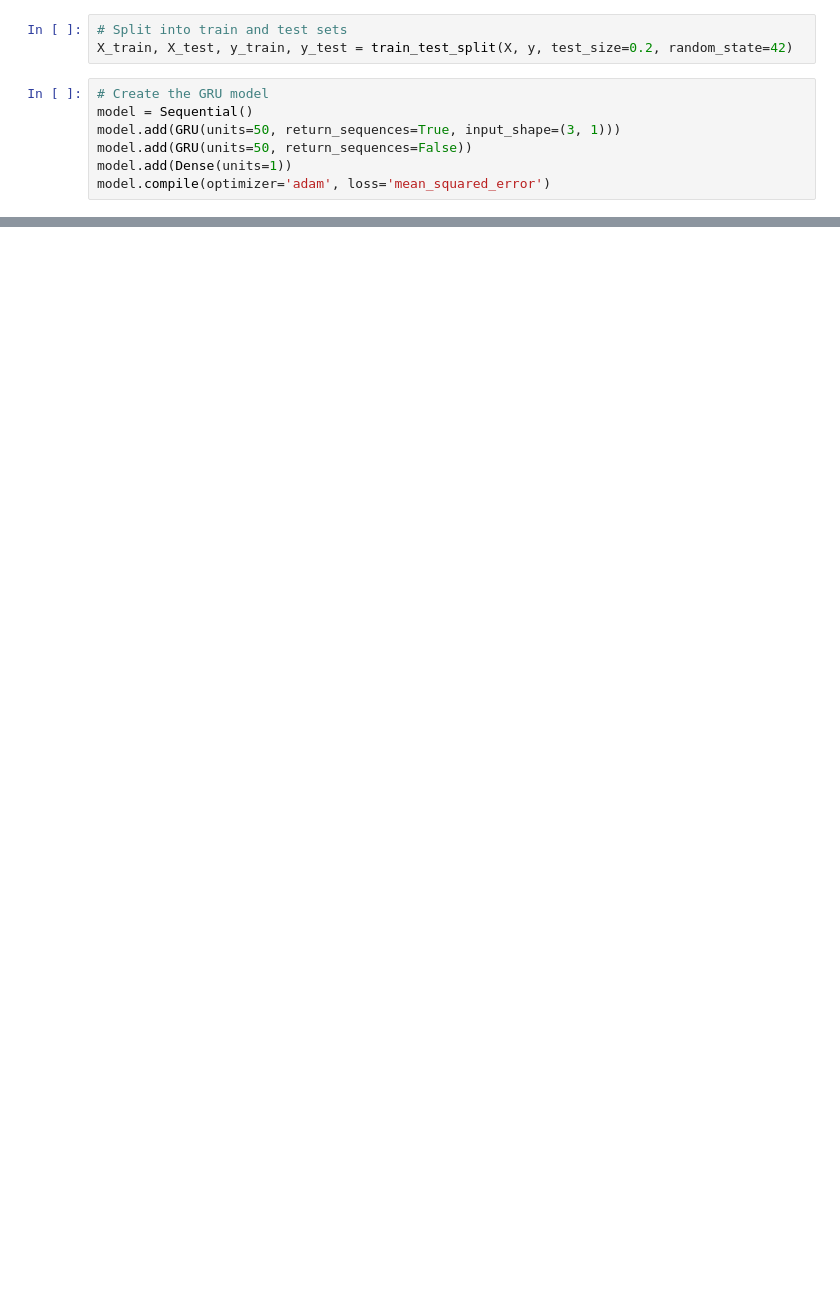
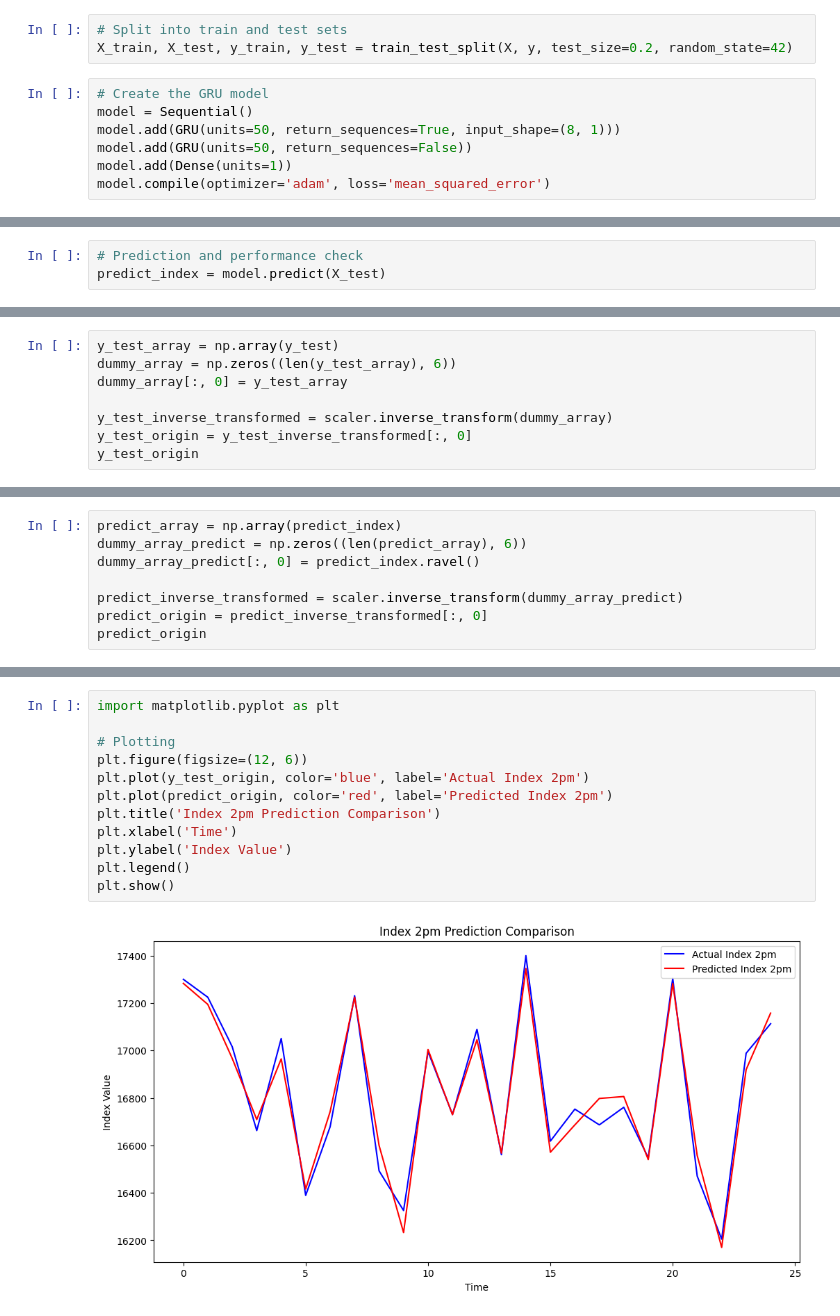
Before and after one commit to Spector3702/EasyGood-StockAI, a Jupyter notebook: models/GRU_10am.ipynb, the cells around one changed output, grey strips where cells are left out. Drawn from its saved outputs; the diff is of its cells as text; blank space fills up the shorter version.

```diff
--- a/models/GRU_10am.ipynb
+++ b/models/GRU_10am.ipynb
@@ -54,7 +116,7 @@ X_train, X_test, y_train, y_test = train_test_split(X, y, test_size=0.2, random_
 # %%
 # Create the GRU model
 model = Sequential()
-model.add(GRU(units=50, return_sequences=True, input_shape=(3, 1)))
+model.add(GRU(units=50, return_sequences=True, input_shape=(8, 1)))
 model.add(GRU(units=50, return_sequences=False))
 model.add(Dense(units=1))
 model.compile(optimizer='adam', loss='mean_squared_error')
@@ -92,0 +145,3 @@ AttributeError: 'list' object has no attribute 'reshape'
+# %%
+# Prediction and performance check
+predict_index = model.predict(X_test)
@@ -92,0 +170,8 @@ AttributeError: 'list' object has no attribute 'reshape'
+# %%
+y_test_array = np.array(y_test)
+dummy_array = np.zeros((len(y_test_array), 6))
+dummy_array[:, 0] = y_test_array
+
+y_test_inverse_transformed = scaler.inverse_transform(dummy_array)
+y_test_origin = y_test_inverse_transformed[:, 0]
+y_test_origin
@@ -92,0 +186,8 @@ AttributeError: 'list' object has no attribute 'reshape'
+# %%
+predict_array = np.array(predict_index)
+dummy_array_predict = np.zeros((len(predict_array), 6))
+dummy_array_predict[:, 0] = predict_index.ravel()
+
+predict_inverse_transformed = scaler.inverse_transform(dummy_array_predict)
+predict_origin = predict_inverse_transformed[:, 0]
+predict_origin
@@ -92,0 +202,14 @@ AttributeError: 'list' object has no attribute 'reshape'
+# %%
+import matplotlib.pyplot as plt
+
+# Plotting
+plt.figure(figsize=(12, 6))
+plt.plot(y_test_origin, color='blue', label='Actual Index 2pm')
+plt.plot(predict_origin, color='red', label='Predicted Index 2pm')
+plt.title('Index 2pm Prediction Comparison')
+plt.xlabel('Time')
+plt.ylabel('Index Value')
+plt.legend()
+plt.show()
+# %% [output]
+[figure, added]
```
Also changed, not shown: parts of 12 cells of this notebook.
